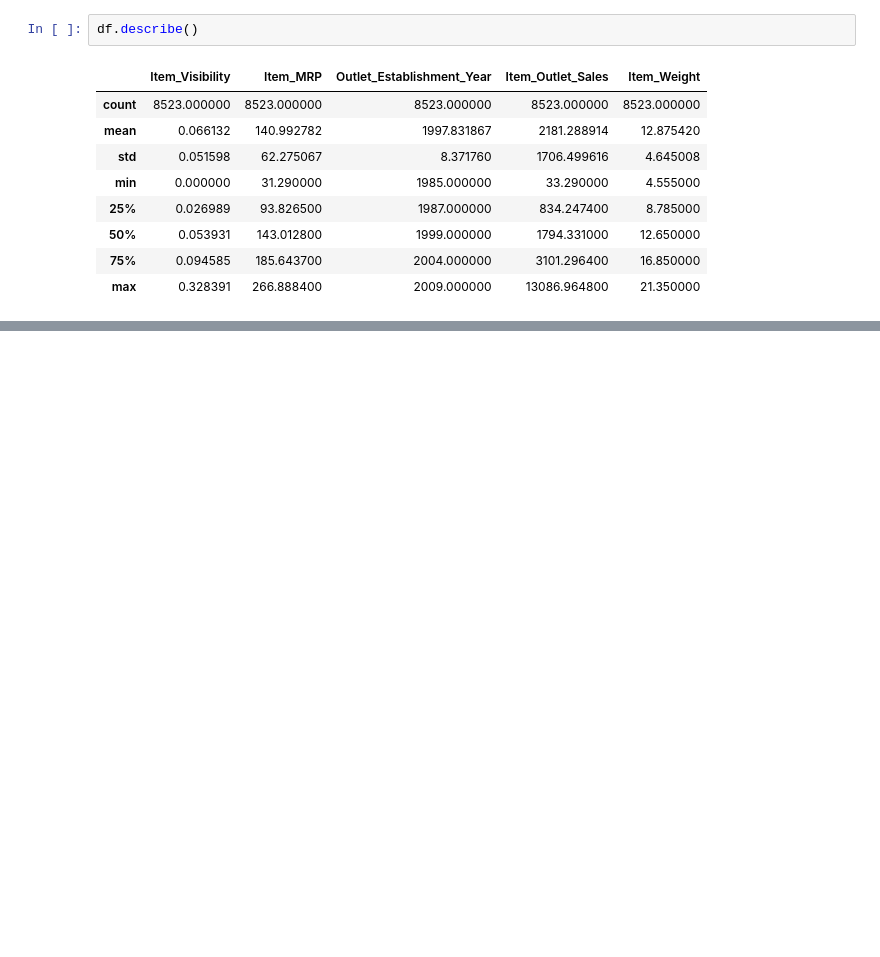
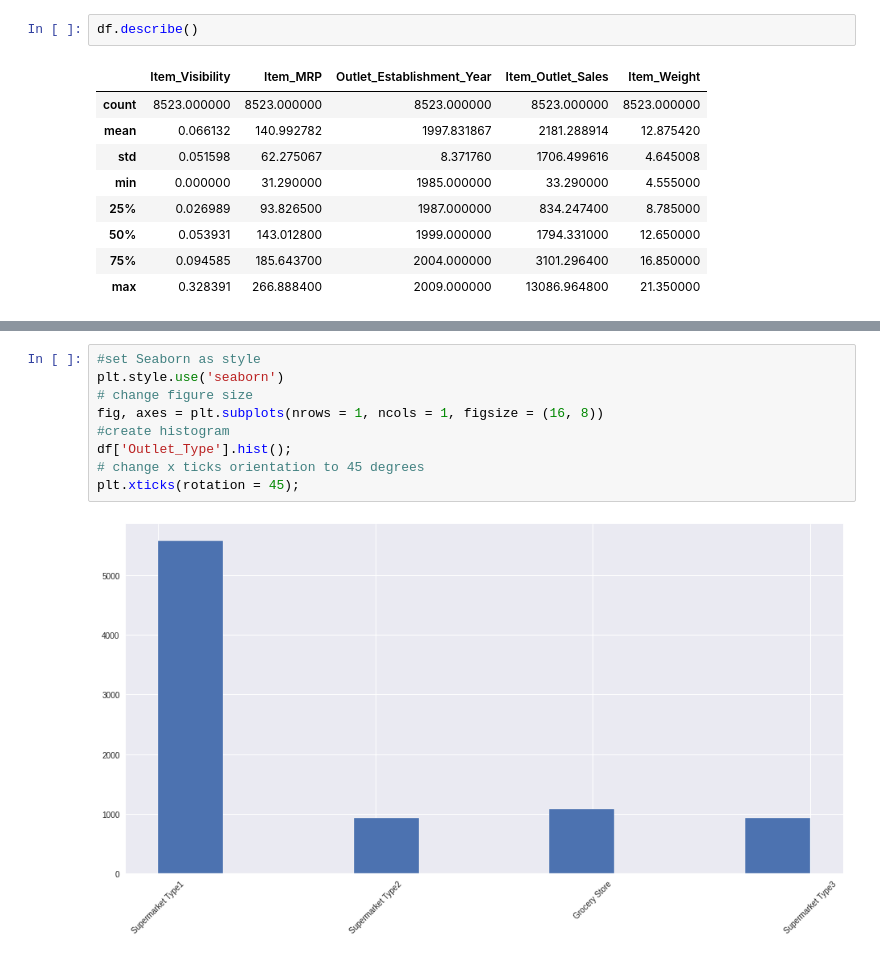
Before and after one commit to ReaganTiburan/Sales-Prediction, a Jupyter notebook: Sales_Predection_Project.ipynb, the cells around one changed output, grey strips where cells are left out. Cells and saved outputs as stored; diff of their text form; blank space fills up the shorter version.

```diff
--- a/Sales_Predection_Project.ipynb
+++ b/Sales_Predection_Project.ipynb
@@ -450,0 +482,11 @@ df.describe()
+# %%
+#set Seaborn as style
+plt.style.use('seaborn')
+# change figure size
+fig, axes = plt.subplots(nrows = 1, ncols = 1, figsize = (16, 8))
+#create histogram
+df['Outlet_Type'].hist();
+# change x ticks orientation to 45 degrees
+plt.xticks(rotation = 45);
+# %% [output]
+[figure, added]
```
Also changed, not shown: parts of 17 cells of this notebook.
